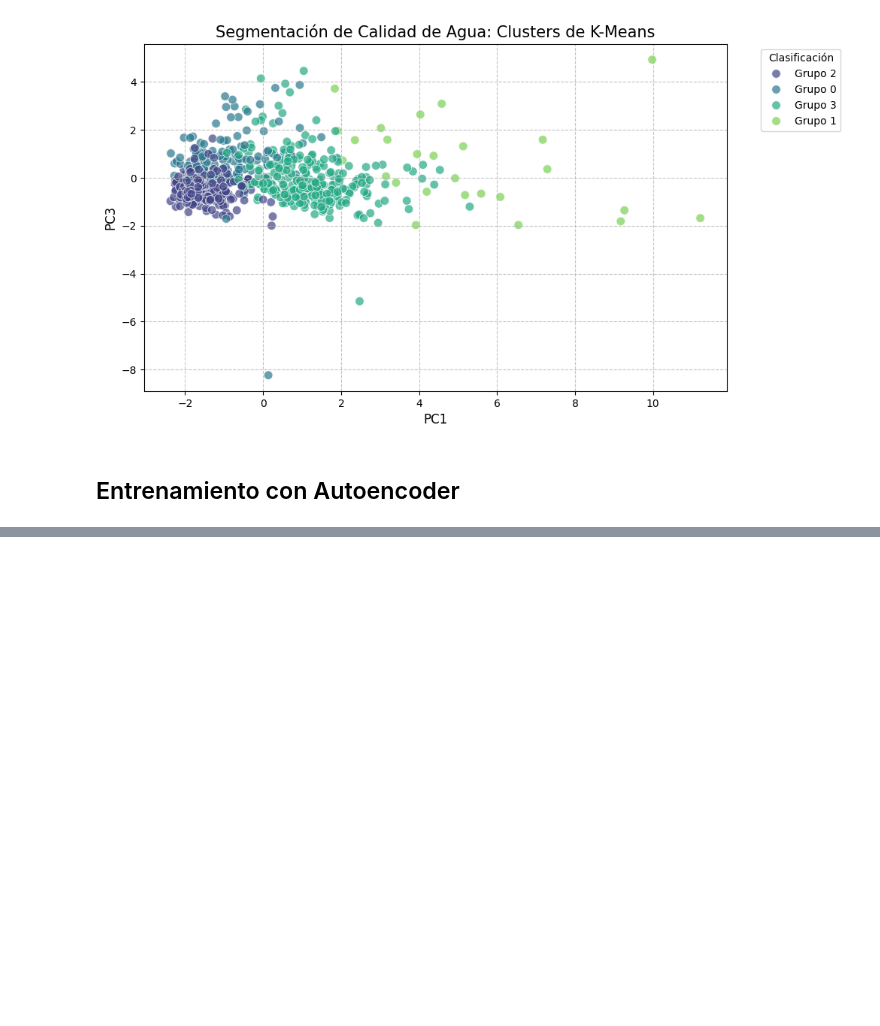
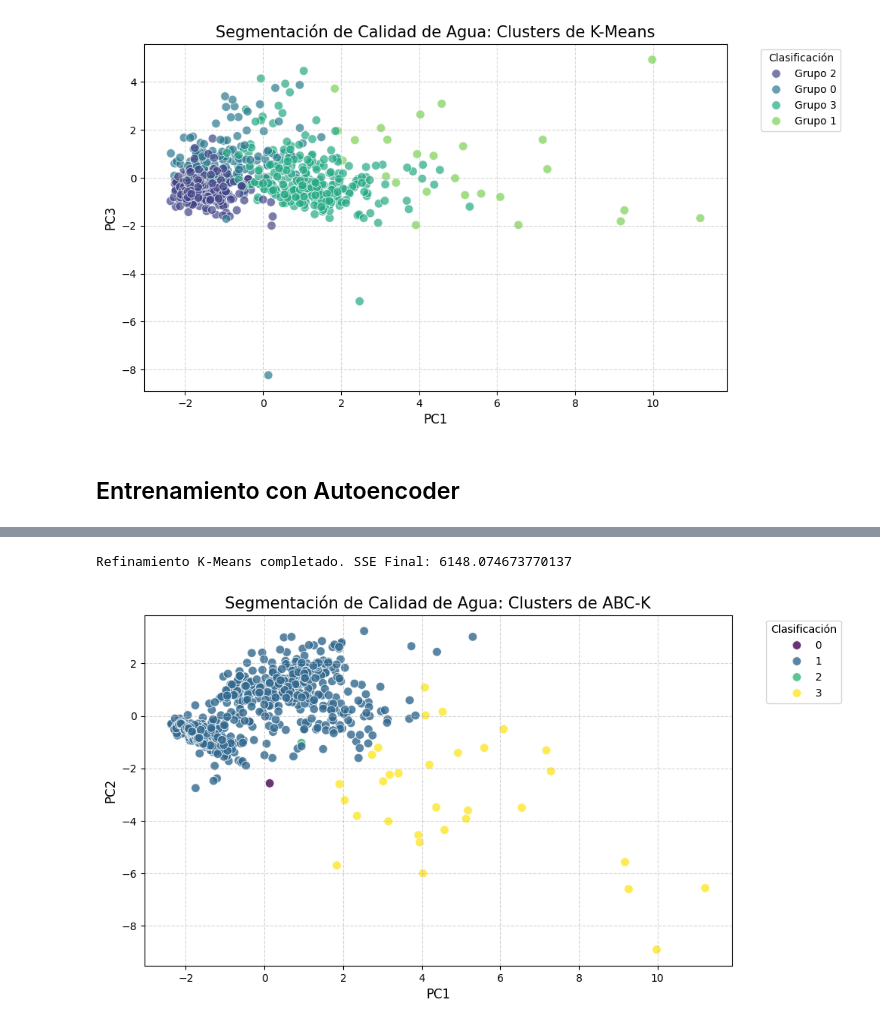
Before and after one commit to mikdevio/metane_production_model, a Jupyter notebook: notebooks/entrenamiento.ipynb, the cells around one changed output, grey strips where cells are left out. Saved outputs shown, nothing was run; the diff lists cells and outputs as text; code cells hidden in the pictures; blank space fills up the shorter version.

```diff
--- a/notebooks/entrenamiento.ipynb
+++ b/notebooks/entrenamiento.ipynb
@@ -96,0 +210,35 @@ plt.show()
+# %%
+# 5. FASE HÍBRIDA: Refinamiento Local con K-Means
+# Usamos los centros encontrados por las abejas como semilla
+init_centroids = best_pos.reshape((n_clusters, n_features))
+
+kmeans_final = KMeans(n_clusters=n_clusters, init=init_centroids, n_init=1, max_iter=500)
+pca_data['cluster_hibrido'] = kmeans_final.fit_predict(data)
+
+print(f"Refinamiento K-Means completado. SSE Final: {kmeans_final.inertia_}")
+# %% [output]
+Refinamiento K-Means completado. SSE Final: 6148.074673770137
+# %%
+pca_labels = ['PC1', 'PC2']
+
+plt.figure(figsize=(10, 6))
+sns.scatterplot(
+    data=pca_data,
+    x=pca_labels[0],
+    y=pca_labels[1],
+    hue='cluster_hibrido',
+    palette='viridis',
+    s=70,
+    alpha=0.8,
+    edgecolor='w'
+)
+
+# Personalización de títulos (basado en tu interpretación de loadings)
+plt.title('Segmentación de Calidad de Agua: Clusters de ABC-K', fontsize=15)
+plt.xlabel(f'{pca_labels[0]}', fontsize=12)
+plt.ylabel(f'{pca_labels[1]}', fontsize=12)
+plt.legend(title='Clasificación', bbox_to_anchor=(1.05, 1), loc='upper left')
+plt.grid(True, linestyle='--', alpha=0.50)
+plt.show()
+# %% [output]
+[figure, added]
```
Also changed, not shown: parts of 6 cells of this notebook, 5 other files.
